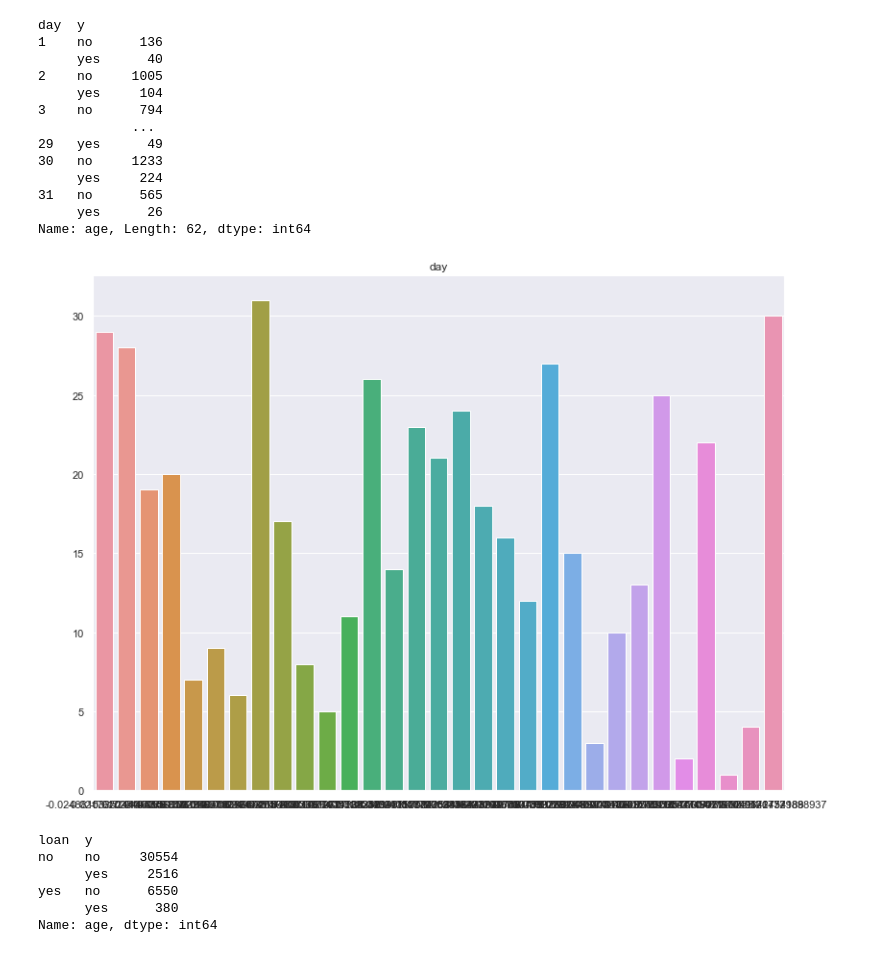
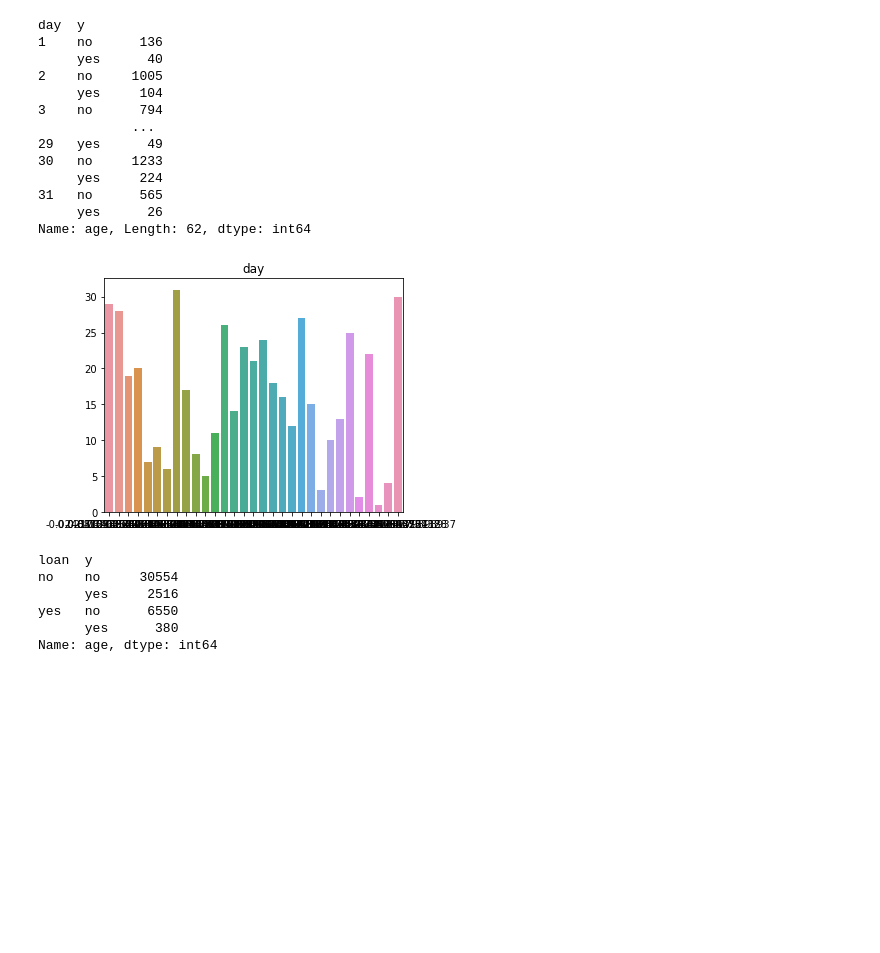
Before and after one commit to anengineer-py/gur8EBJ2IOxFgjtW, a Jupyter notebook: hangiKrediDataChallenge.ipynb, the cells around one changed output. Saved outputs shown, nothing was run; the diff lists cells and outputs as text; code cells hidden in the pictures; blank space fills up the shorter version.

```diff
--- a/hangiKrediDataChallenge.ipynb
+++ b/hangiKrediDataChallenge.ipynb
@@ -341,29 +363,28 @@ Name: age, Length: 62, dtype: int64
 # %%
 feature_name = 'day'
 
 # ======================================================================================================
 
 pos_counts = data.loc[data.y.values == 'yes', feature_name].value_counts()
 neg_counts = data.loc[data.y.values == 'no', feature_name].value_counts()
 
 all_counts = list(set(list(pos_counts.index) + list(neg_counts.index)))
 
 #Counts of how often each outcome was recorded.
 freq_pos = (data.y.values == 'yes').sum()
 freq_neg = (data.y.values == 'no').sum()
 
 pos_counts = pos_counts.to_dict()
 neg_counts = neg_counts.to_dict()
 
 all_index = list(all_counts)
 all_counts = [pos_counts.get(k, 0) / freq_pos - neg_counts.get(k, 0) / freq_neg for k in all_counts]
 
-sns.set(rc={'figure.figsize':(11.7,8.27)})
 sns.barplot(all_counts, all_index)
 plt.title(feature_name)
 plt.tight_layout()
 # %% [output]
-[figure, old version]
+[figure, new version]
 # %%
 data.groupby(['loan','y']).age.count()
 # %% [output]
```
Also changed, not shown: parts of 130 cells of this notebook.
